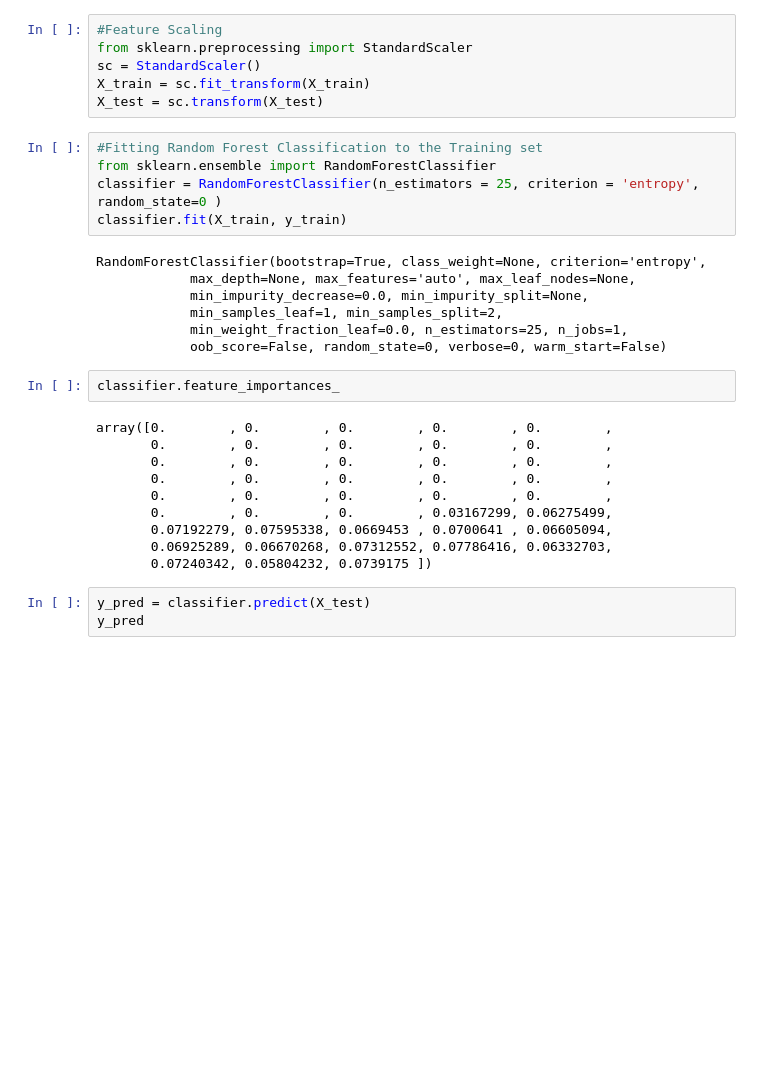
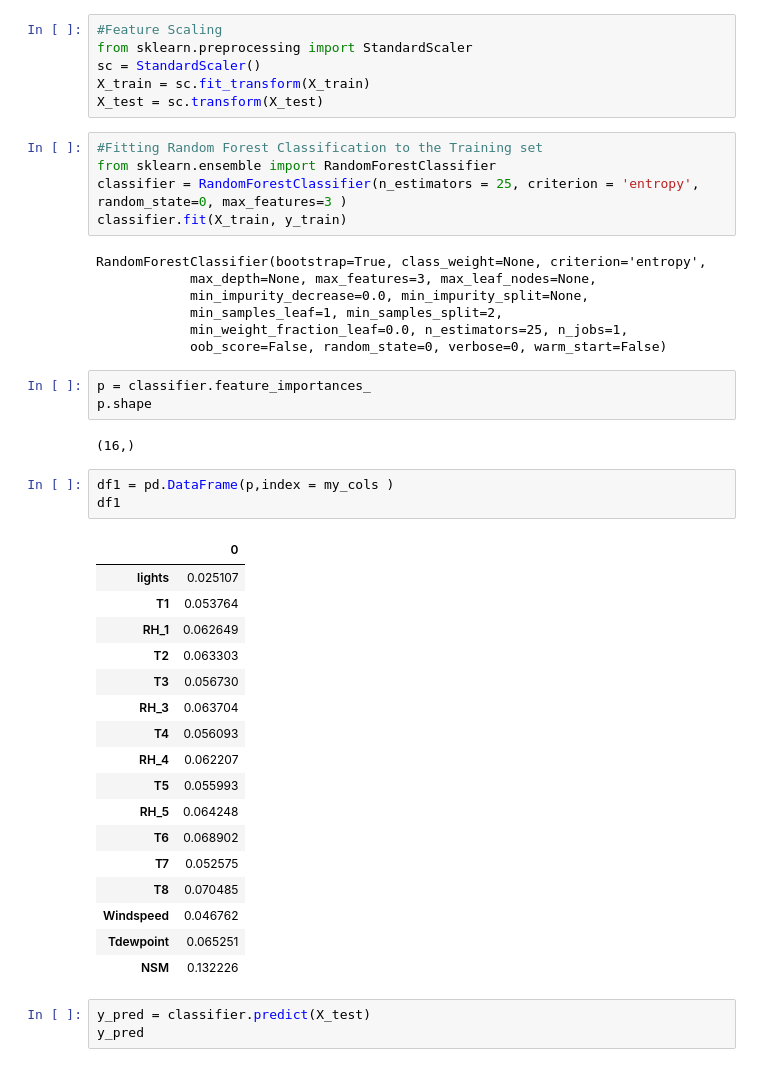
Before and after one commit to aahana-khajanchi/AdavancedDataScience-1, a Jupyter notebook: Assignment2/Part 4 - Prediction algorithms/PredictionAlgo-Copy1.ipynb, the cells around one changed output. Cells and saved outputs as stored; diff of their text form; blank space fills up the shorter version.

Commit message:
RandomForest working

```diff
--- a/Assignment2/Part 4 - Prediction algorithms/PredictionAlgo-Copy1.ipynb
+++ b/Assignment2/Part 4 - Prediction algorithms/PredictionAlgo-Copy1.ipynb
@@ -629,27 +574,41 @@ X_test = sc.transform(X_test)
 # %%
 #Fitting Random Forest Classification to the Training set
 from sklearn.ensemble import RandomForestClassifier
-classifier = RandomForestClassifier(n_estimators = 25, criterion = 'entropy',  random_state=0 )
+classifier = RandomForestClassifier(n_estimators = 25, criterion = 'entropy',  random_state=0, max_features=3 )
 classifier.fit(X_train, y_train)
 # %% [output]
 RandomForestClassifier(bootstrap=True, class_weight=None, criterion='entropy',
-            max_depth=None, max_features='auto', max_leaf_nodes=None,
+            max_depth=None, max_features=3, max_leaf_nodes=None,
             min_impurity_decrease=0.0, min_impurity_split=None,
             min_samples_leaf=1, min_samples_split=2,
             min_weight_fraction_leaf=0.0, n_estimators=25, n_jobs=1,
             oob_score=False, random_state=0, verbose=0, warm_start=False)
-# %%
-classifier.feature_importances_
-# %% [output]
-array([0.        , 0.        , 0.        , 0.        , 0.        ,
-       0.        , 0.        , 0.        , 0.        , 0.        ,
-       0.        , 0.        , 0.        , 0.        , 0.        ,
-       0.        , 0.        , 0.        , 0.        , 0.        ,
-       0.        , 0.        , 0.        , 0.        , 0.        ,
-       0.        , 0.        , 0.        , 0.03167299, 0.06275499,
-       0.07192279, 0.07595338, 0.0669453 , 0.0700641 , 0.06605094,
-       0.06925289, 0.06670268, 0.07312552, 0.07786416, 0.06332703,
-       0.07240342, 0.05804232, 0.0739175 ])
+# %%
+p = classifier.feature_importances_
+p.shape
+# %% [output]
+(16,)
+# %%
+df1 = pd.DataFrame(p,index = my_cols )
+df1
+# %% [output]
+|  | 0 |
+| lights | 0.025107 |
+| T1 | 0.053764 |
+| RH_1 | 0.062649 |
+| T2 | 0.063303 |
+| T3 | 0.056730 |
+| RH_3 | 0.063704 |
+| T4 | 0.056093 |
+| RH_4 | 0.062207 |
+| T5 | 0.055993 |
+| RH_5 | 0.064248 |
+| T6 | 0.068902 |
+| T7 | 0.052575 |
+| T8 | 0.070485 |
+| Windspeed | 0.046762 |
+| Tdewpoint | 0.065251 |
+| NSM | 0.132226 |
 # %%
 y_pred = classifier.predict(X_test)
 y_pred
```
Also changed, not shown: parts of 23 cells of this notebook, 2 other files.
